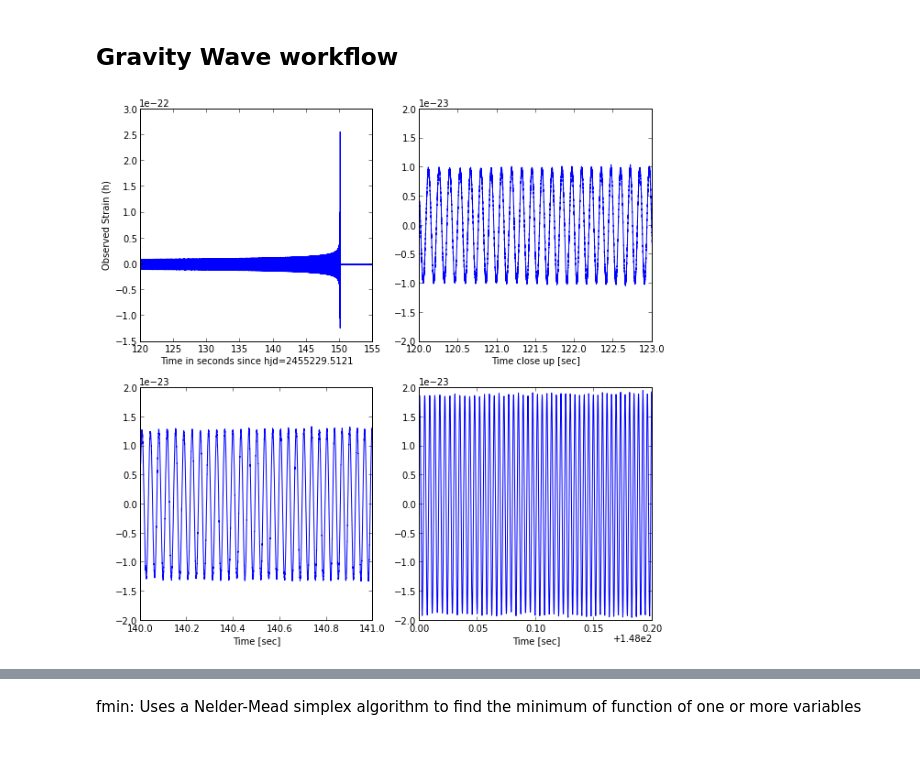
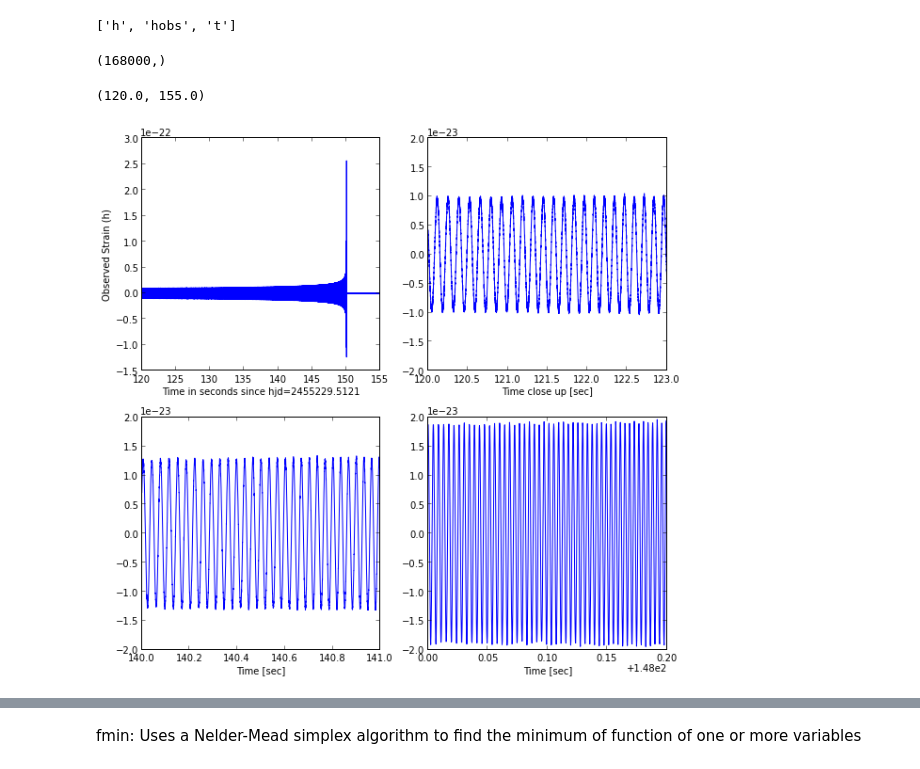
Before and after one commit to profjsb/python-seminar, a Jupyter notebook: DataFiles_and_Notebooks/03_Numpy_Scipy_Stats/GravityWave.ipynb, the cells around one changed output, grey strips where cells are left out. Drawn from its saved outputs; the diff is of its cells as text; code cells hidden in the pictures.

```diff
--- a/DataFiles_and_Notebooks/03_Numpy_Scipy_Stats/GravityWave.ipynb
+++ b/DataFiles_and_Notebooks/03_Numpy_Scipy_Stats/GravityWave.ipynb
@@ -7,36 +14,45 @@ from scipy import constants as cons
-# %% [markdown]
-Gravity Wave workflow
----------------------
+# %%
+from matplotlib import pylab as plt
+import cPickle as cP
+from scipy.signal import medfilt
+
+data = cP.load(open("gwave.pickle", "r"))
+data.keys()
+# %% [output]
+['h', 'hobs', 't']
+# %%
+data['hobs'].shape
+# %% [output]
+(168000,)
+# %%
+data['t'].min(), data['t'].max()
+# %% [output]
+(120.0, 155.0)
 # %%
-from matplotlib import pylab as plt
-import cPickle as cP
-from scipy.signal import medfilt
+early = data["t"] < 123
 
-data = cP.load(open("gwave.pickle","r"))
-f, ax = plt.subplots(2,2) ; f.set_size_inches(10,10)
+# Create a 2x2 figure panel
+f, ax = plt.subplots(2,2, figsize=(10,10))
+
+# Top-left, full signal
 ax[0,0].plot(data["t"],data["hobs"])
 ax[0,0].set_xlabel("Time in seconds since hjd=2455229.5121")
 ax[0,0].set_ylabel("Observed Strain (h)")
-early = where(data["t"] < 123)
+
+# Top-right, zoom into early part of the signal
 ax[0,1].plot(data["t"][early],data["hobs"][early])
 ax[0,1].set_xlabel("Time close up [sec]")
 ax[0,1].set_ylim(-0.2e-22,0.2e-22)
 
 # clean up the data
 ax[1,0].plot(data["t"],data["hobs"])
 ax[1,0].set_xlabel("Time [sec]")
 ax[1,0].set_xlim(140,141)
 ax[1,0].set_ylim(-0.2e-22,0.2e-22)
 
 ax[1,1].plot(data["t"],data["hobs"])
 ax[1,1].set_xlabel("Time [sec]")
 ax[1,1].set_xlim(148,148.2)
-ax[1,1].set_ylim(-0.2e-22,0.2e-22)
-
-## get the data
-tt = data["t"][early]
-yy = data["hobs"][early]
-tt -= min(tt)
-yy /= max(yy)
+ax[1,1].set_ylim(-0.2e-22,0.2e-22);
 # %% [output]
-[figure, old version]
+[figure, new version]
```
Also changed, not shown: parts of 18 cells of this notebook, 2 other files.
